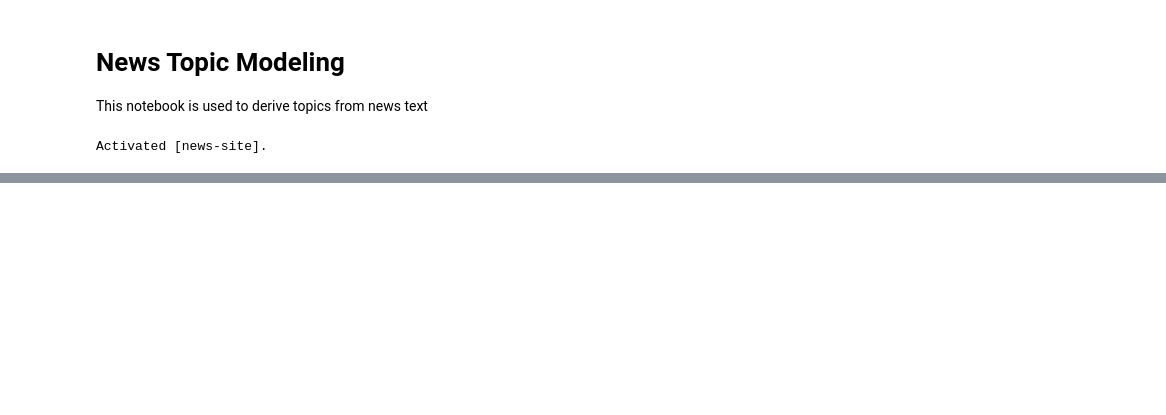
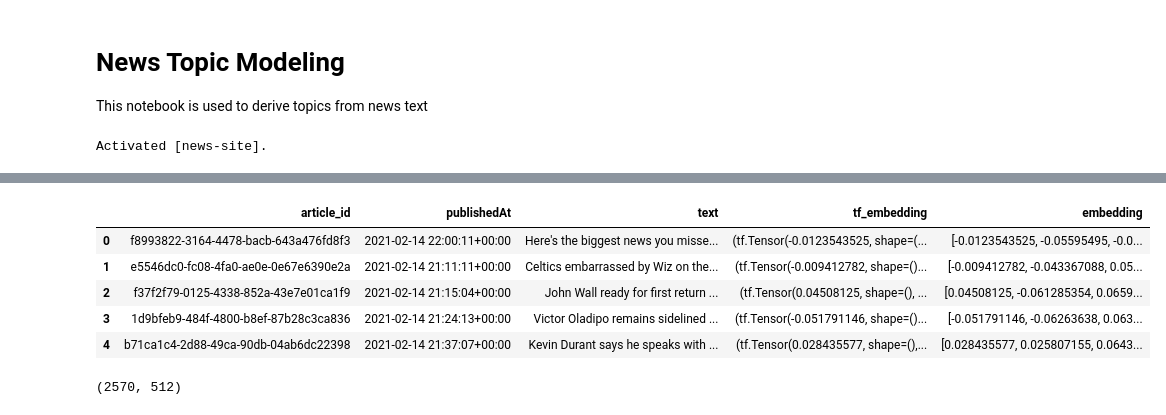
Before and after one commit to slowmosteve/news-app, a Jupyter notebook: modeling/topic-prod.ipynb, the cells around one changed output, grey strips where cells are left out. Cells and saved outputs as stored; diff of their text form; code cells hidden in the pictures; blank space fills up the shorter version.

```diff
--- a/modeling/topic-prod.ipynb
+++ b/modeling/topic-prod.ipynb
@@ -245,0 +62,2 @@ output_df
+# %%
+embed = hub.load("https://tfhub.dev/google/universal-sentence-encoder/4")
@@ -245,0 +66,4 @@ output_df
+# %%
+news_df = df
+# %%
+news_df['tf_embedding'] = embed(news_df['text'])
@@ -245,0 +85,18 @@ output_df
+# %%
+def tensor_to_array(tuple_tensors):
+    embedding_list = []
+    for tensor in tuple_tensors:
+        embedding_list.append(tensor.numpy())
+    embedding_list = numpy.asarray(embedding_list)
+    return embedding_list
+
+news_df['embedding'] = news_df['tf_embedding'].apply(lambda x: tensor_to_array(x))
+# %%
+news_df.head()
+# %% [output]
+|  | article_id | publishedAt | text | tf_embedding | embedding |
+| 0 | f8993822-3164-4478-bacb-643a476fd8f3 | 2021-02-14 22:00:11+00:00 | Here's the biggest news you misse... | (tf.Tensor(-0.0123543525, shape=(... | [-0.0123543525, -0.05595495, -0.0... |
+| 1 | e5546dc0-fc08-4fa0-ae0e-0e67e6390e2a | 2021-02-14 21:11:11+00:00 | Celtics embarrassed by Wiz on the... | (tf.Tensor(-0.009412782, shape=()... | [-0.009412782, -0.043367088, 0.05... |
+| 2 | f37f2f79-0125-4338-852a-43e7e01ca1f9 | 2021-02-14 21:15:04+00:00 | John Wall ready for first return ... | (tf.Tensor(0.04508125, shape=(), ... | [0.04508125, -0.061285354, 0.0659... |
+| 3 | 1d9bfeb9-484f-4800-b8ef-87b28c3ca836 | 2021-02-14 21:24:13+00:00 | Victor Oladipo remains sidelined ... | (tf.Tensor(-0.051791146, shape=()... | [-0.051791146, -0.06263638, 0.063... |
+| 4 | b71ca1c4-2d88-49ca-90db-04ab6dc22398 | 2021-02-14 21:37:07+00:00 | Kevin Durant says he speaks with ... | (tf.Tensor(0.028435577, shape=(),... | [0.028435577, 0.025807155, 0.0643... |
@@ -245,0 +105,4 @@ output_df
+# %%
+X.shape
+# %% [output]
+(2570, 512)
```
Also changed, not shown: parts of 36 cells of this notebook.
